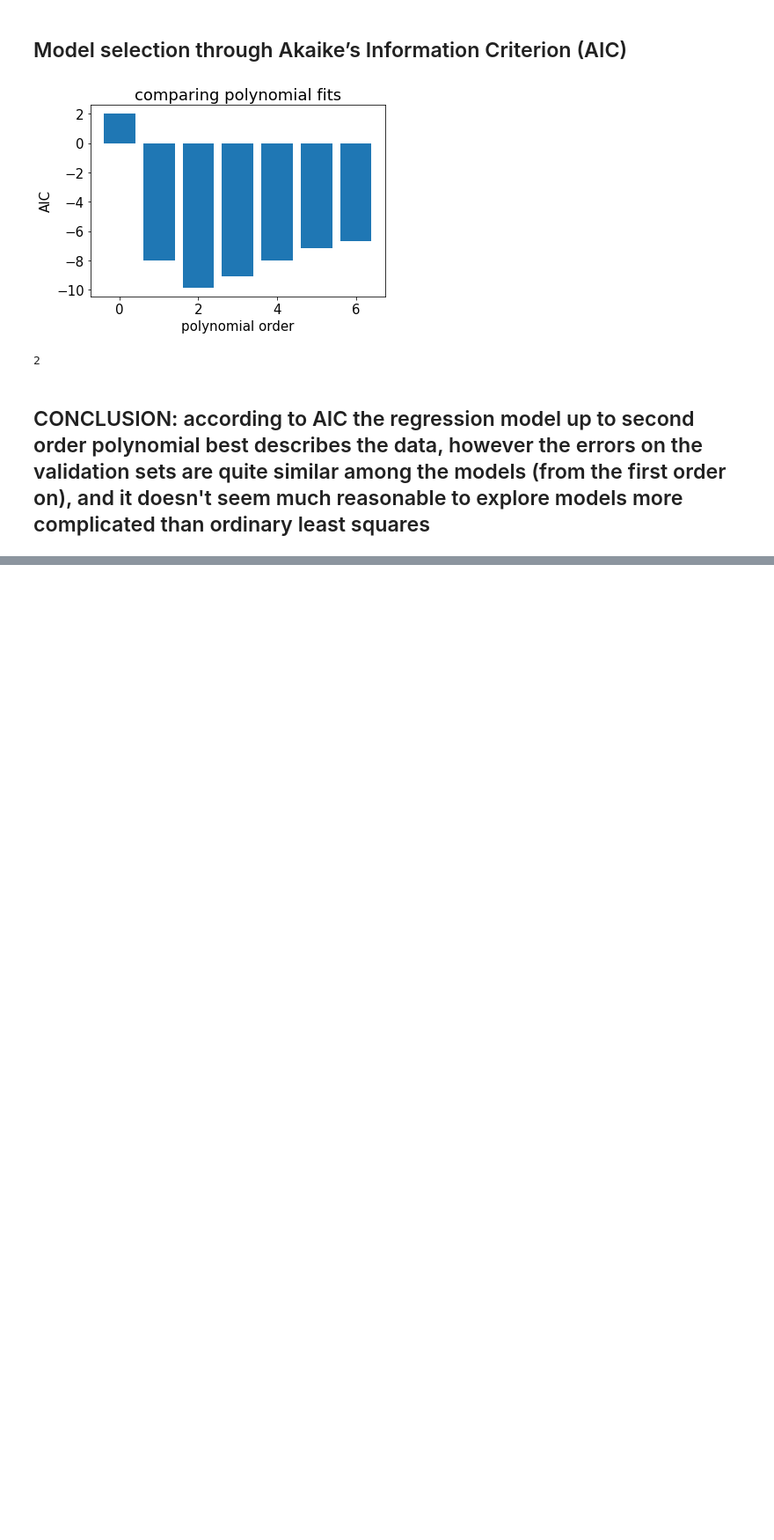
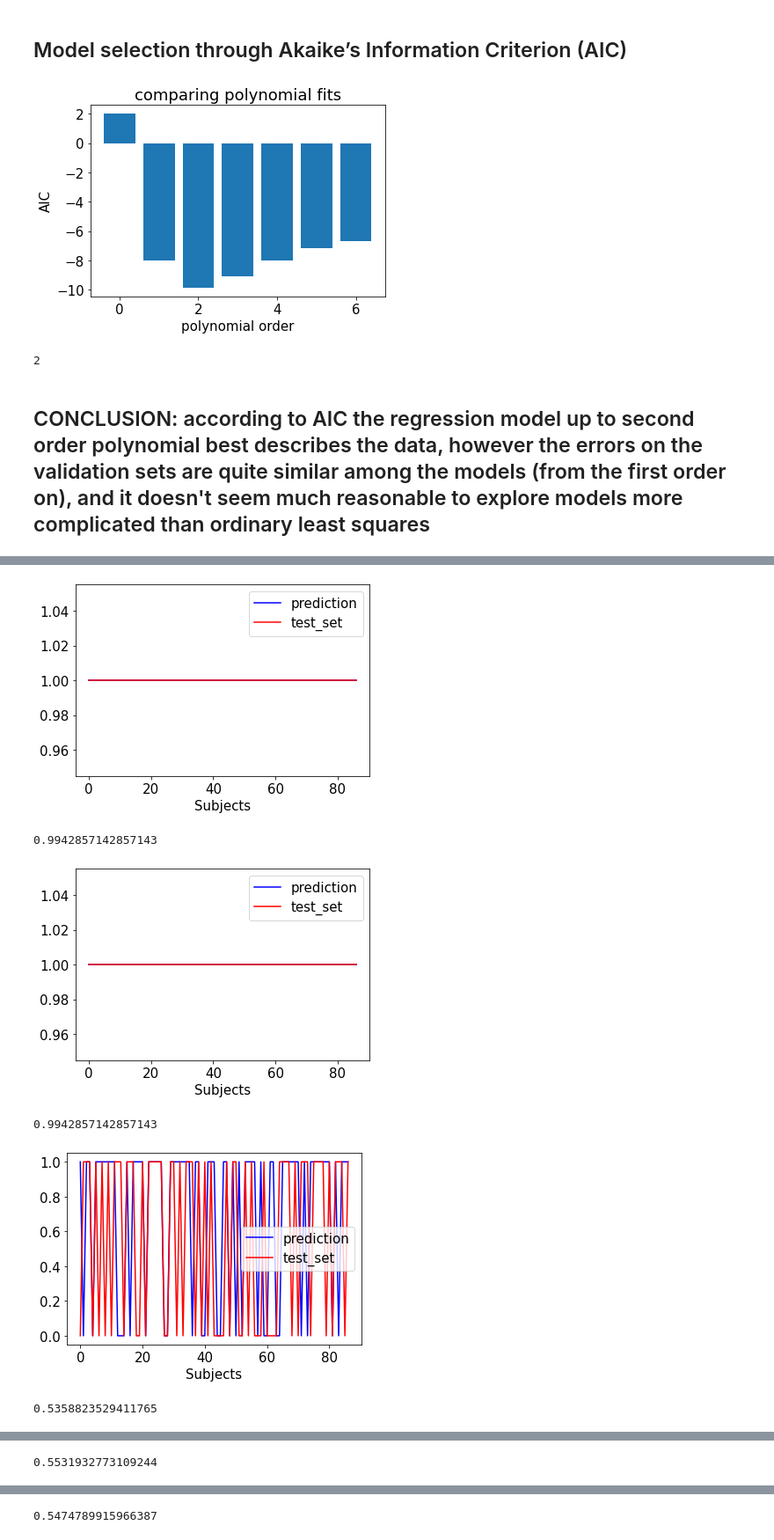
Before and after one commit to benedetta-mariani/BrainHack-Padova-2020, a Jupyter notebook: ModelSelection.ipynb, the cells around one changed output, grey strips where cells are left out. Shown at 88% size. Saved outputs shown, nothing was run; the diff lists cells and outputs as text; code cells hidden in the pictures; blank space fills up the shorter version.

```diff
--- a/ModelSelection.ipynb
+++ b/ModelSelection.ipynb
@@ -450,0 +556,76 @@ np.argmin(AIC_list)
+# %%
+from sklearn.model_selection import train_test_split
+from sklearn import linear_model
+from sklearn.metrics import classification_report, confusion_matrix
+#clf = linear_model.Lasso(alpha=1)
+from sklearn.svm import SVC
+#clf = svm.SVC()
+clf = SVC()
+
+from sklearn.model_selection import GridSearchCV
+
+param_grid = {'C': [0.1, 1, 10, 100, 1000],
+              'gamma': [1, 0.1, 0.01, 0.001, 0.0001],
+              'kernel': ['rbf']}
+
+grid = GridSearchCV(SVC(), param_grid, cv= 10, refit = True, verbose = 0)
+# %%
+for l in range(len(dic["file"][idxs][:])):
+  f = pd.read_csv(dic["file"][idxs][l], sep = '\t', index_col = 0)
+  score = []
+  col = diff_labels[0:-1]
+  y = f[dic["pers_labels"][idxs][l]]
+
+  ind = np.where(np.isnan(y))[0]
+  f = f.drop(f.index[ind])
+  y = f[dic["pers_labels"][idxs][l]]
+  y = np.array(y)
+
+  idx = np.where(np.isnan(y))[0]
+
+  y = np.delete(y, idx)
+
+  i1 = np.where(y < 16)[0]
+  i3 = np.where(y >= 16)[0]
+
+  y[i1] = 0
+  #y[i2] = 1
+  y[i3] = 1
+  #for r in range(len(col)):
+
+  X = f[col]
+
+  X = np.array(X)
+  Xnew =np.empty((X.shape[0], X.shape[1]))
+
+  for r in range(len(X[0])):
+    Xnew[:,r]= np.delete(np.array(X[:,r]), idx)
+
+
+  X_train, X_test, y_train, y_test = train_test_split(Xnew, y, test_size=0.20, random_state=42)
+  #clf.fit(X_train,y_train)
+  grid.fit(X_train, y_train);
+
+  plt.figure()
+  plt.plot(grid.predict(X_test), 'b-', label= 'prediction')
+  plt.plot(y_test, 'r',label = 'test_set')
+  plt.xlabel('Subjects')
+  plt.legend()
+  plt.show()
+  #plt.plot(grid.predict(X_test))
+  #plt.plot(y_test, 'r')
+  #print(classification_report(y_test, grid.predict(X_test)))
+  #print(clf.score(X_test,y_test))
+  #scores = cross_val_score(clf, Xnew, y, cv=20)
+  #score.append(np.mean(scores))
+  #print(score)
+  #col.pop(-1)
+  best_result = grid.best_score_
+  print(best_result)
+# %% [output]
+[figure, added]
+0.9942857142857143
+[figure, added]
+0.9942857142857143
+[figure, added]
+0.5358823529411765
@@ -450,0 +633 @@ np.argmin(AIC_list)
+0.5531932773109244
@@ -450,0 +635 @@ np.argmin(AIC_list)
+0.5474789915966387
```
Also changed, not shown: parts of 23 cells of this notebook.
